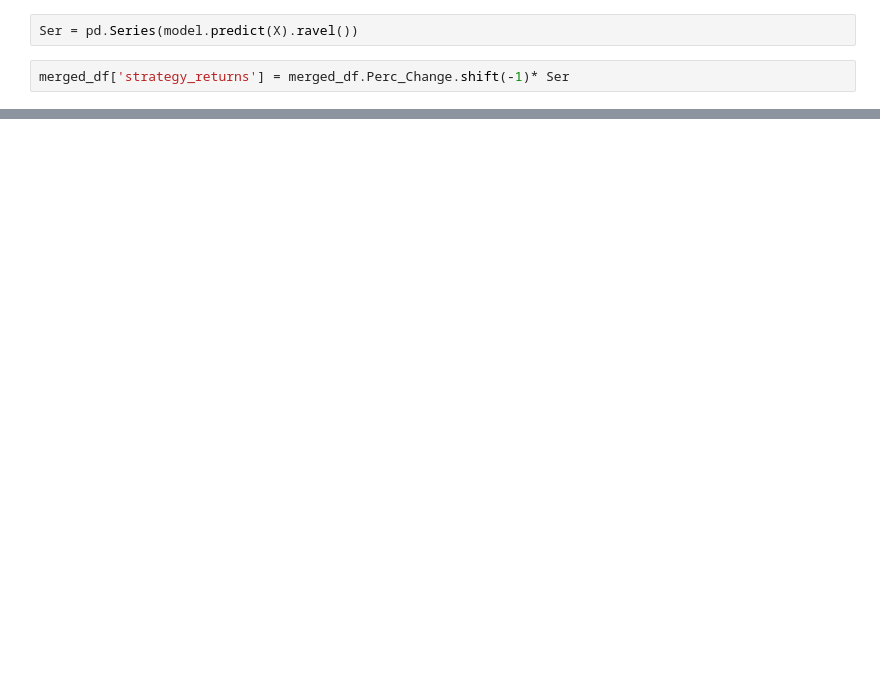
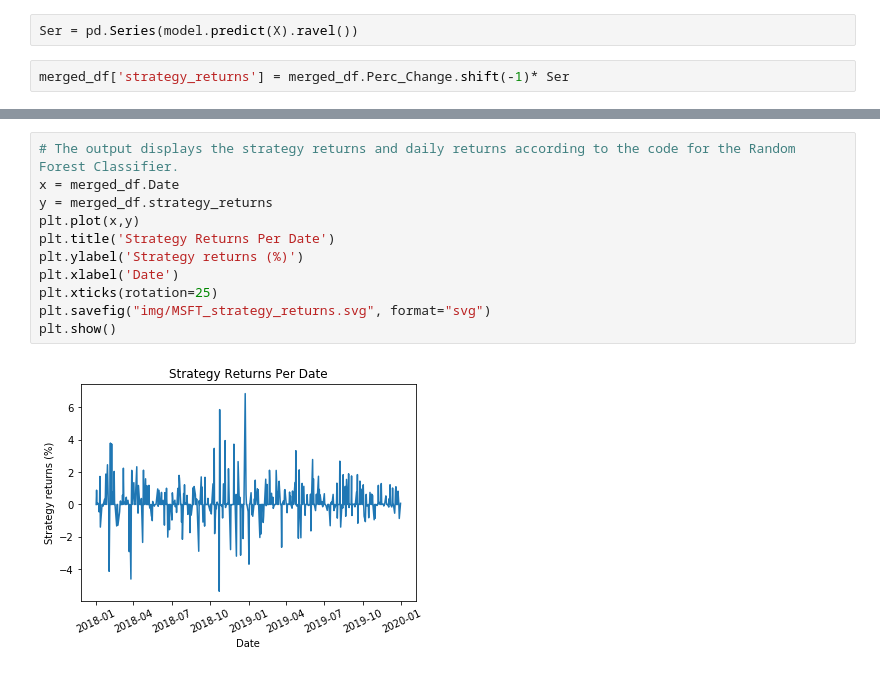
Before and after one commit to NUDSBC-Final-Project/Trump-Twitter-Stock-Analysis-Project, a Jupyter notebook: Random_Forest_S&P.ipynb, the cells around one changed output, grey strips where cells are left out. Saved outputs shown, nothing was run; the diff lists cells and outputs as text; blank space fills up the shorter version.

```diff
--- a/Random_Forest_S&P.ipynb
+++ b/Random_Forest_S&P.ipynb
@@ -101 +147,14 @@ merged_df
+# %%
+# The output displays the strategy returns and daily returns according to the code for the Random Forest Classifier.
+x = merged_df.Date
+y = merged_df.strategy_returns
+plt.plot(x,y)
+plt.title('Strategy Returns Per Date')
+plt.ylabel('Strategy returns (%)')
+plt.xlabel('Date')
+plt.xticks(rotation=25)
+plt.savefig("img/MSFT_strategy_returns.svg", format="svg")
+plt.show()
+# %% [output]
+[figure, added]
 # %%
```
Also changed, not shown: parts of 18 cells of this notebook, 10 other files.
